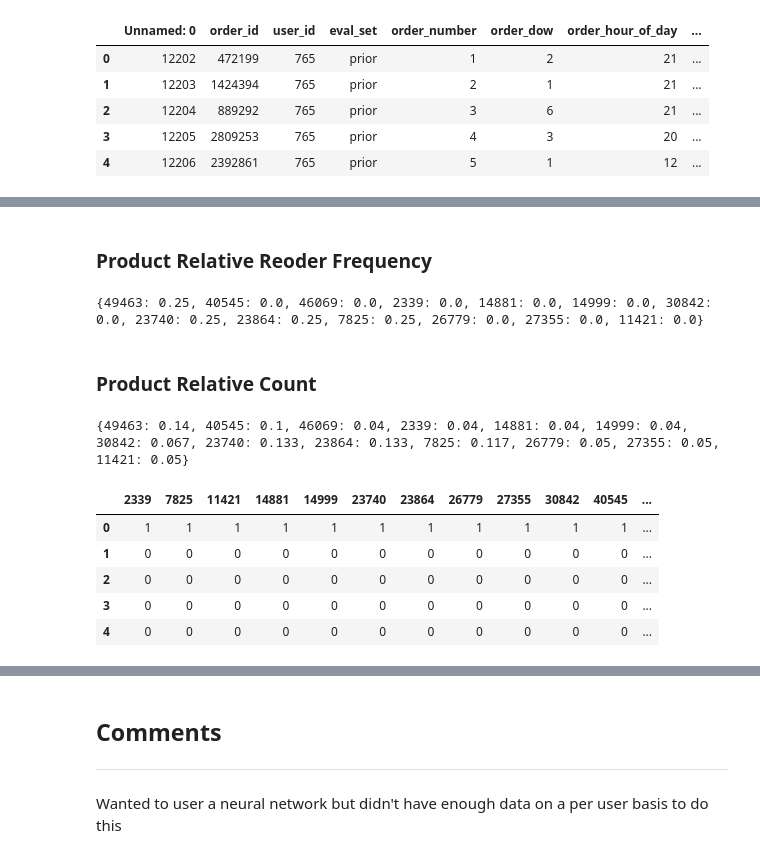
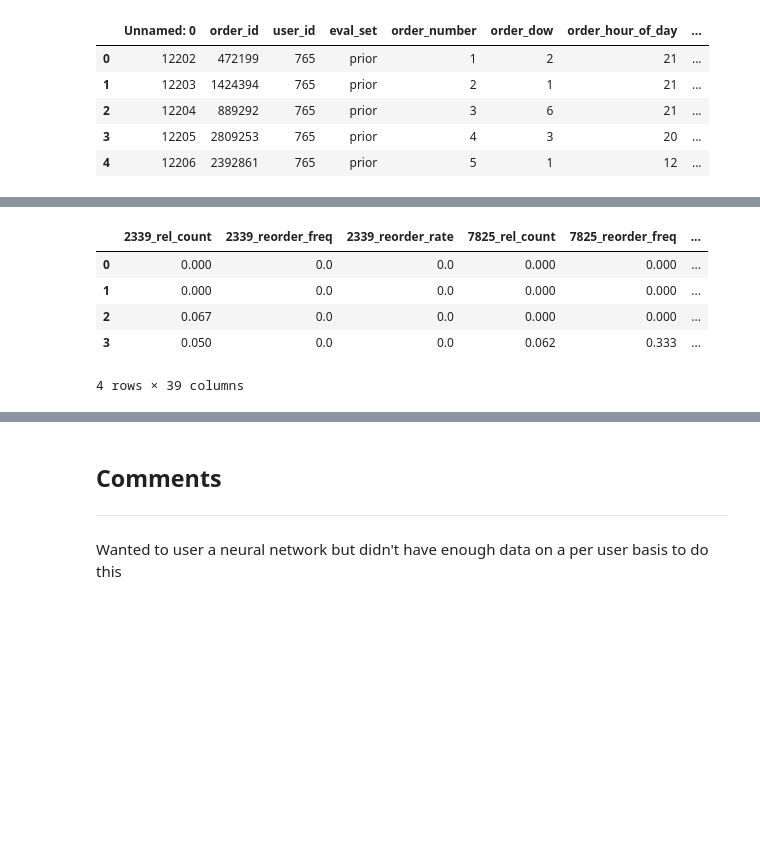
Before and after one commit to 1carew1/instacart_investigation, a Jupyter notebook: Assignment_2_Classification.ipynb, the cells around one changed output, grey strips where cells are left out. Drawn from its saved outputs; the diff is of its cells as text; code cells hidden in the pictures; blank space fills up the shorter version.

Commit message:
Now have some code that generates the correct matrix

```diff
--- a/Assignment_2_Classification.ipynb
+++ b/Assignment_2_Classification.ipynb
@@ -326,7 +329,7 @@ This user 765 has  6  orders
 # %%
 max_order_number = specific_user_order_df.order_number.max()
 next_user_order = specific_user_order_df.query("order_number == " + str(max_order_number))
-train_user_orders = specific_user_order_df.query("order_number < " + str(max_order_number))
-next_user_order.head()
+train_user_orders = specific_user_order_df.query("order_number < " + str(max_order_number)).sort_values("order_id", ascending=True)
+train_user_orders.head()
 # %% [output]
 |  | Unnamed: 0 | order_id | user_id | eval_set | order_number | order_dow | order_hour_of_day | ... |
@@ -334,2 +341,2 @@ next_user_order.head()
 # %%
-train_user_orders_prod = train_user_orders.merge(orders_products, on="order_id")[["order_id", "product_id", "add_to_cart_order","order_number", "reordered"]]
+train_user_orders_prod = train_user_orders.copy().merge(orders_products, on="order_id")[["order_id", "product_id", "add_to_cart_order","order_number", "reordered"]]
@@ -344,51 +343,62 @@ print(product_reorder_rate)
-# %% [markdown]
-### Product Relative Reoder Frequency
-# %%
-product_reoder_freq_dict = relative_reoder_frequency(train_user_orders_prod)
-print(product_reoder_freq_dict)
-# %% [output]
-{49463: 0.25, 40545: 0.0, 46069: 0.0, 2339: 0.0, 14881: 0.0, 14999: 0.0, 30842: 0.0, 23740: 0.25, 23864: 0.25, 7825: 0.25, 26779: 0.0, 27355: 0.0, 11421: 0.0}
-# %% [markdown]
-### Product Relative Count
-# %%
-rel_prod_count_dict = product_relative_count(train_user_orders_prod)
-print(rel_prod_count_dict)
-# %% [output]
-{49463: 0.14, 40545: 0.1, 46069: 0.04, 2339: 0.04, 14881: 0.04, 14999: 0.04, 30842: 0.067, 23740: 0.133, 23864: 0.133, 7825: 0.117, 26779: 0.05, 27355: 0.05, 11421: 0.05}
 # %%
+# We are going to use the previous order to predict the next order,
+# cold start problem so we cannot predict the fisrt order
+# Numbers generated from last order will be used to predict next order
+number_of_orders = train_user_orders.shape[0]
+
+
 product_mix_column_names = []
 feature_column_names = []
 # This will be every product in all the orders we intend to use
 product_ids = train_user_orders_prod.product_id.unique().tolist()
 product_ids.sort()
 for prod_id in product_ids:
     feature_column_names.append(str(prod_id) + "_rel_count")
     feature_column_names.append(str(prod_id) + "_reorder_freq")
     feature_column_names.append(str(prod_id) + "_reorder_rate")
     product_mix_column_names.append(str(prod_id))
 
 # Create Data Frame - with number of rows equal to previous orders - 1
-product_mix = pd.DataFrame(columns=product_mix_column_names, index=range(train_user_orders_prod.shape[0] - 1))
-features = pd.DataFrame(columns=feature_column_names, index=range(train_user_orders_prod.shape[0] - 1))
+product_mix = pd.DataFrame(columns=product_mix_column_names, index=range(train_user_orders.shape[0] - 1))
+features = pd.DataFrame(columns=feature_column_names, index=range(train_user_orders.shape[0] - 1))
 for column_name in product_mix_column_names:
     product_mix[column_name] = 0
 for column_name in feature_column_names:
     features[column_name] = 0
 
-# Fill the DF
-for prod_id in product_reoder_freq_dict.keys():
-    prod_str_id = str(prod_id)
-    product_mix[prod_str_id].loc[0] = 1
-    features.iloc[0, features.columns.get_loc(prod_str_id + "_reorder_freq")] = product_reoder_freq_dict.get(prod_id)
-    features.iloc[0, features.columns.get_loc(prod_str_id + "_rel_count")] = rel_prod_count_dict.get(prod_id)
-    features.iloc[0, features.columns.get_loc(prod_str_id + "_reorder_rate")] = product_reorder_rate.get(prod_id)
+# Fill the df
+for i in range(2, number_of_orders + 1):
+    orders_including_current = train_user_orders.copy().head(i)
+    orders_before_current = orders_including_current.copy().head(i - 1)
+    # This is the position of the DF we will fill, usual i loop headaches
+    j = i - 2
+    orders_before_current = orders_before_current.merge(orders_products, on="order_id")[["order_id", "product_id", "add_to_cart_order","order_number", "reordered"]]
 
-product_mix.head()
+    current_order = orders_including_current.sort_values("order_id", ascending=False).head(1)
+    current_order_products = current_order.copy().merge(orders_products, on="order_id")[["order_id", "product_id", "add_to_cart_order","order_number", "reordered"]]
+
+    products_for_current_order = current_order_products.product_id.unique().tolist()
+
+    products_reoder_rate_dict = obtain_redorder_rate_per_product_on_cart_position(orders_before_current)
+    product_reoder_freq_dict = relative_reoder_frequency(orders_before_current)
+    rel_prod_count_dict = product_relative_count(orders_before_current)
+
+    # Assign Feature Values
+    for prod_id in product_reoder_freq_dict.keys():
+        prod_str_id = str(prod_id)
+        features.iloc[j, features.columns.get_loc(prod_str_id + "_reorder_freq")] = product_reoder_freq_dict.get(prod_id)
+        features.iloc[j, features.columns.get_loc(prod_str_id + "_rel_count")] = rel_prod_count_dict.get(prod_id)
+        features.iloc[j, features.columns.get_loc(prod_str_id + "_reorder_rate")] = product_reoder_freq_dict.get(prod_id)
+
+    # Assign Product Mix
+    for prod_id in products_for_current_order:
+        product_mix.iloc[j, product_mix.columns.get_loc(str(prod_id))] = 1
+features.head()
 # %% [output]
-|  | 2339 | 7825 | 11421 | 14881 | 14999 | 23740 | 23864 | 26779 | 27355 | 30842 | 40545 | ... |
-| 0 | 1 | 1 | 1 | 1 | 1 | 1 | 1 | 1 | 1 | 1 | 1 | ... |
-| 1 | 0 | 0 | 0 | 0 | 0 | 0 | 0 | 0 | 0 | 0 | 0 | ... |
-| 2 | 0 | 0 | 0 | 0 | 0 | 0 | 0 | 0 | 0 | 0 | 0 | ... |
-| 3 | 0 | 0 | 0 | 0 | 0 | 0 | 0 | 0 | 0 | 0 | 0 | ... |
-| 4 | 0 | 0 | 0 | 0 | 0 | 0 | 0 | 0 | 0 | 0 | 0 | ... |
+|  | 2339_rel_count | 2339_reorder_freq | 2339_reorder_rate | 7825_rel_count | 7825_reorder_freq | ... |
+| 0 | 0.000 | 0.0 | 0.0 | 0.000 | 0.000 | ... |
+| 1 | 0.000 | 0.0 | 0.0 | 0.000 | 0.000 | ... |
+| 2 | 0.067 | 0.0 | 0.0 | 0.000 | 0.000 | ... |
+| 3 | 0.050 | 0.0 | 0.0 | 0.062 | 0.333 | ... |
+4 rows × 39 columns
 # %%
```
Also changed, not shown: parts of 7 cells of this notebook.
